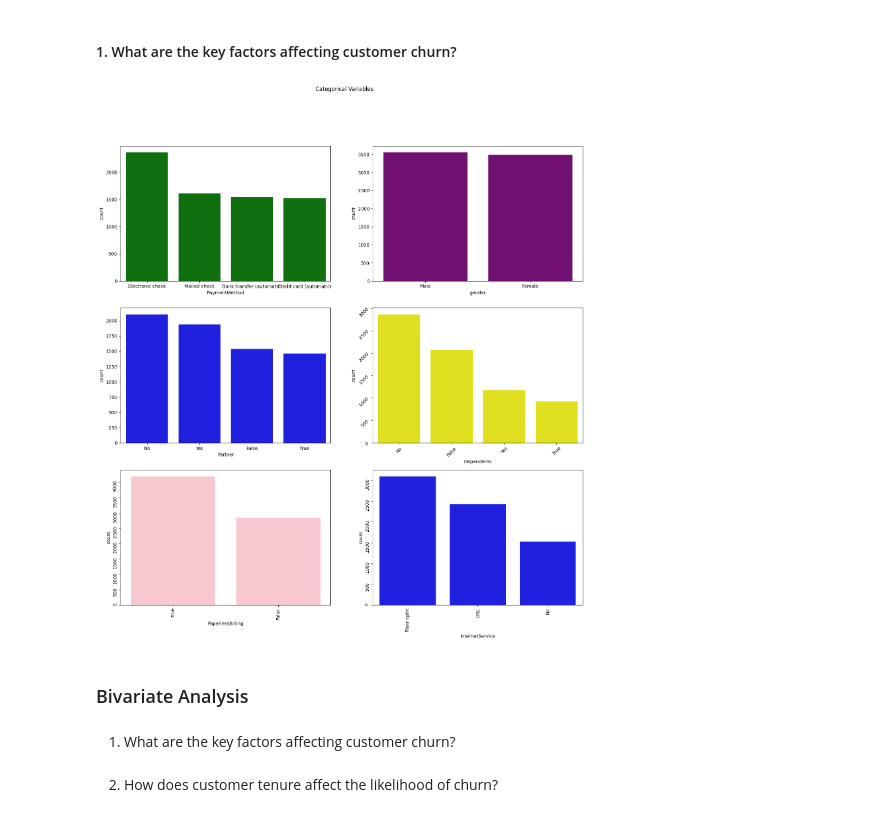
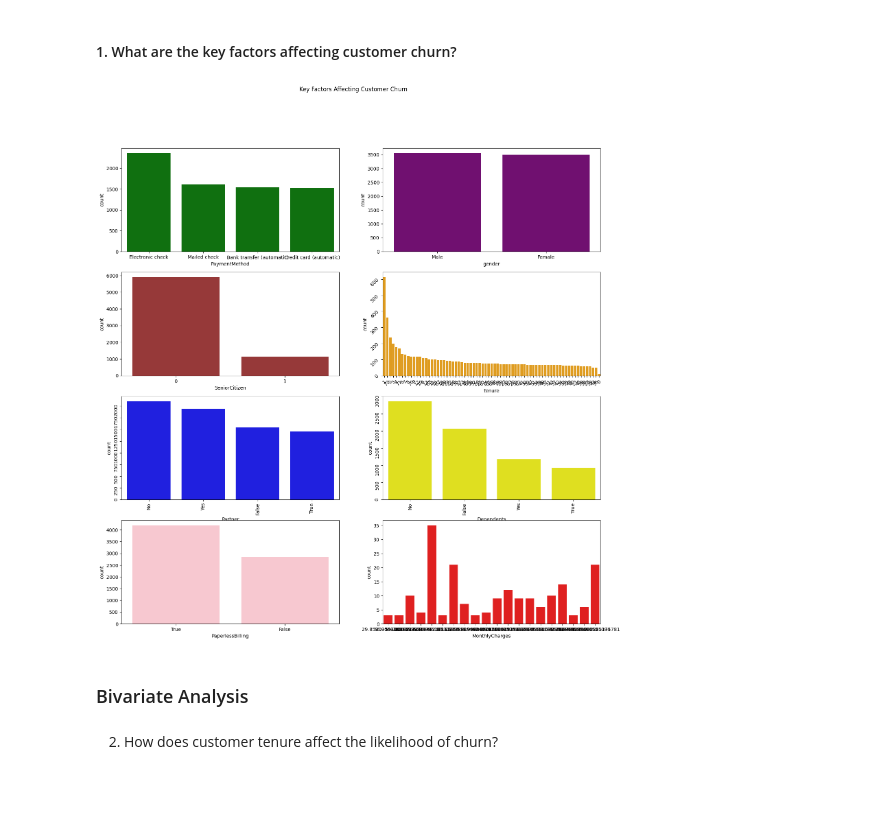
Before and after one commit to susanlazaro/LP2-belize, a Jupyter notebook: notebook.ipynb, the cells around one changed output. Saved outputs shown, nothing was run; the diff lists cells and outputs as text; code cells hidden in the pictures; blank space fills up the shorter version.

Commit message:
Data Understanding

```diff
--- a/notebook.ipynb
+++ b/notebook.ipynb
@@ -689,26 +690,28 @@ dtype: int64
 # %% [markdown]
 #### 1. What are the key factors affecting customer churn?
 # %%
-fig, axes = plt.subplots(3, 2, figsize = (18, 18))
-fig.suptitle('Categorical Variables')
+fig, axes = plt.subplots(4, 2, figsize = (18, 18))
+fig.suptitle('Key Factors Affecting Customer Churn')
 sns.countplot(ax = axes[0, 0], x = 'PaymentMethod', data = df, color = 'green',
               order = df['PaymentMethod'].value_counts().index);
 sns.countplot(ax = axes[0, 1], x = 'gender', data = df, color = 'purple',
               order = df['gender'].value_counts().index);
-sns.countplot(ax = axes[1, 0], x = 'Partner', data = df, color = 'blue',
+sns.countplot(ax = axes[1, 0], x = 'SeniorCitizen', data = df, color = 'brown',
+              order = df['SeniorCitizen'].value_counts().index);
+sns.countplot(ax = axes[1, 1], x = 'tenure', data = df, color = 'orange',
+              order = df['tenure'].value_counts().index);
+sns.countplot(ax = axes[2, 0], x = 'Partner', data = df, color = 'blue',
               order = df['Partner'].value_counts().index);
-sns.countplot(ax = axes[1, 1], x = 'Dependents', data = df, color = 'yellow',
+sns.countplot(ax = axes[2, 1], x = 'Dependents', data = df, color = 'yellow',
               order = df['Dependents'].value_counts().index);
-sns.countplot(ax = axes[2, 0], x = 'PaperlessBilling', data = df, color = 'pink',
+sns.countplot(ax = axes[3, 0], x = 'PaperlessBilling', data = df, color = 'pink',
               order = df['PaperlessBilling'].head(20).value_counts().index);
-sns.countplot(ax = axes[2, 1], x = 'InternetService', data = df, color = 'blue',
-              order = df['InternetService'].head(20).value_counts().index);
+sns.countplot(ax = axes[3, 1], x = 'MonthlyCharges', data = df, color = 'red',
+              order = df['MonthlyCharges'].head(20).value_counts().index);
 axes[1][1].tick_params(labelrotation=45);
 axes[2][0].tick_params(labelrotation=90);
 axes[2][1].tick_params(labelrotation=90);
 # %% [output]
-[figure, old version]
+[figure, new version]
 # %% [markdown]
 ### Bivariate Analysis
-# %% [markdown]
-1. What are the key factors affecting customer churn?
```
Also changed, not shown: parts of 12 cells of this notebook.
